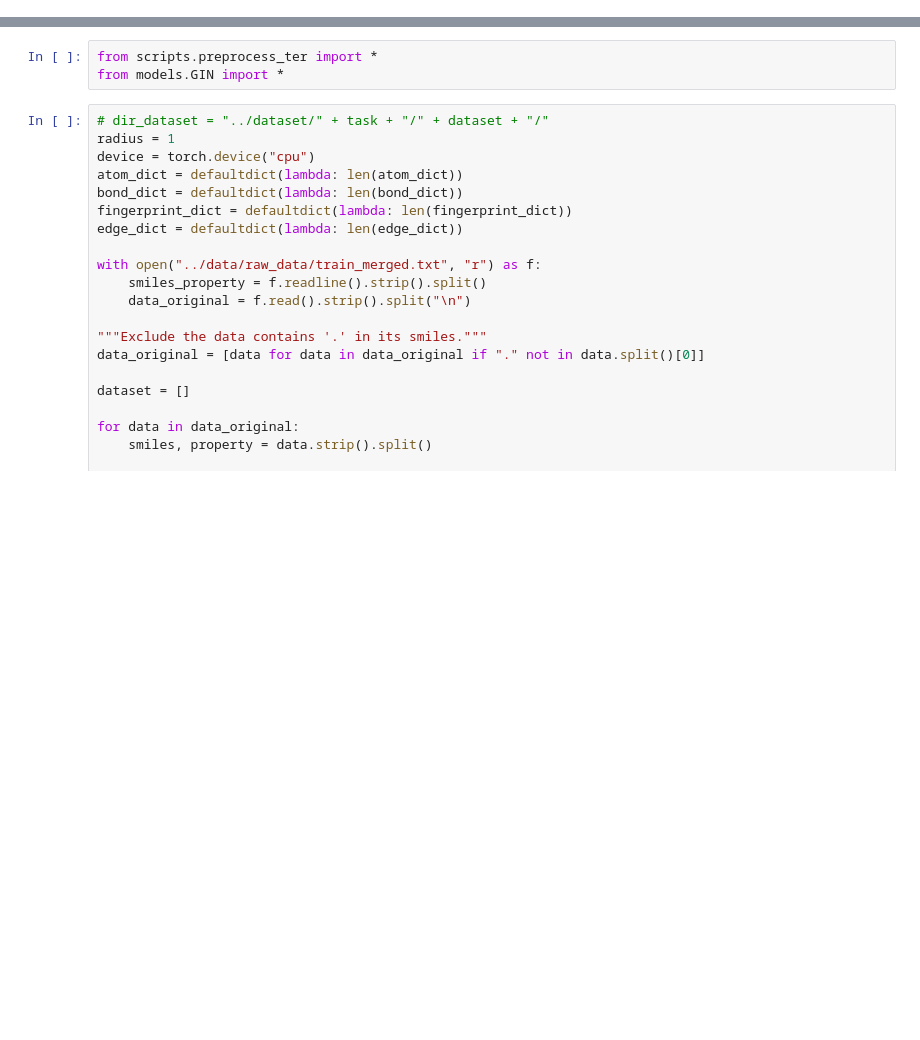
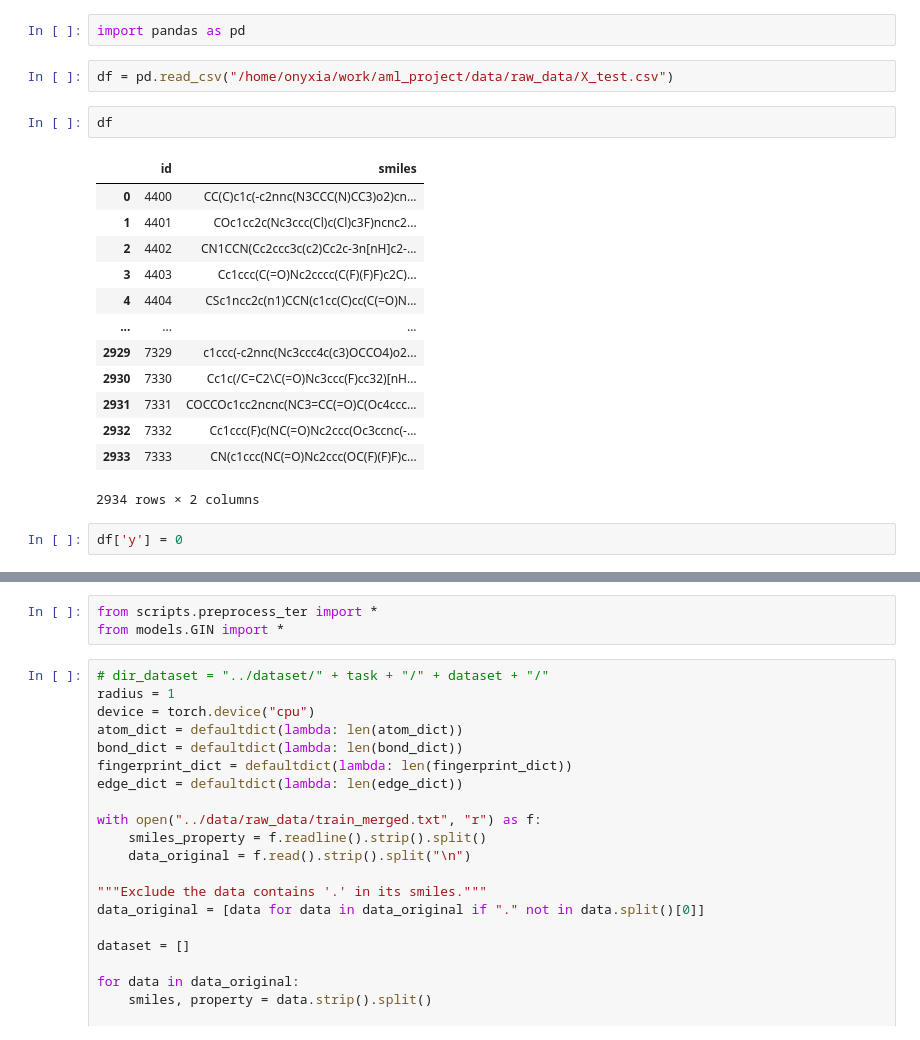
Before and after one commit to emanieluu/aml_project, a Jupyter notebook: emanie/sandbox.ipynb, the cells around one changed output, grey strips where cells are left out. Saved outputs shown, nothing was run; the diff lists cells and outputs as text; blank space fills up the shorter version.

```diff
--- a/emanie/sandbox.ipynb
+++ b/emanie/sandbox.ipynb
@@ -0,0 +1,22 @@
+# %%
+import pandas as pd
+# %%
+df = pd.read_csv("/home/onyxia/work/aml_project/data/raw_data/X_test.csv")
+# %%
+df
+# %% [output]
+|  | id | smiles |
+| 0 | 4400 | CC(C)c1c(-c2nnc(N3CCC(N)CC3)o2)cn... |
+| 1 | 4401 | COc1cc2c(Nc3ccc(Cl)c(Cl)c3F)ncnc2... |
+| 2 | 4402 | CN1CCN(Cc2ccc3c(c2)Cc2c-3n[nH]c2-... |
+| 3 | 4403 | Cc1ccc(C(=O)Nc2cccc(C(F)(F)F)c2C)... |
+| 4 | 4404 | CSc1ncc2c(n1)CCN(c1cc(C)cc(C(=O)N... |
+| ... | ... | ... |
+| 2929 | 7329 | c1ccc(-c2nnc(Nc3ccc4c(c3)OCCO4)o2... |
+| 2930 | 7330 | Cc1c(/C=C2\C(=O)Nc3ccc(F)cc32)[nH... |
+| 2931 | 7331 | COCCOc1cc2ncnc(NC3=CC(=O)C(Oc4ccc... |
+| 2932 | 7332 | Cc1ccc(F)c(NC(=O)Nc2ccc(Oc3ccnc(-... |
+| 2933 | 7333 | CN(c1ccc(NC(=O)Nc2ccc(OC(F)(F)F)c... |
+2934 rows × 2 columns
+# %%
+df['y'] = 0
```
Also changed, not shown: parts of 2 cells of this notebook, 11 other files.
